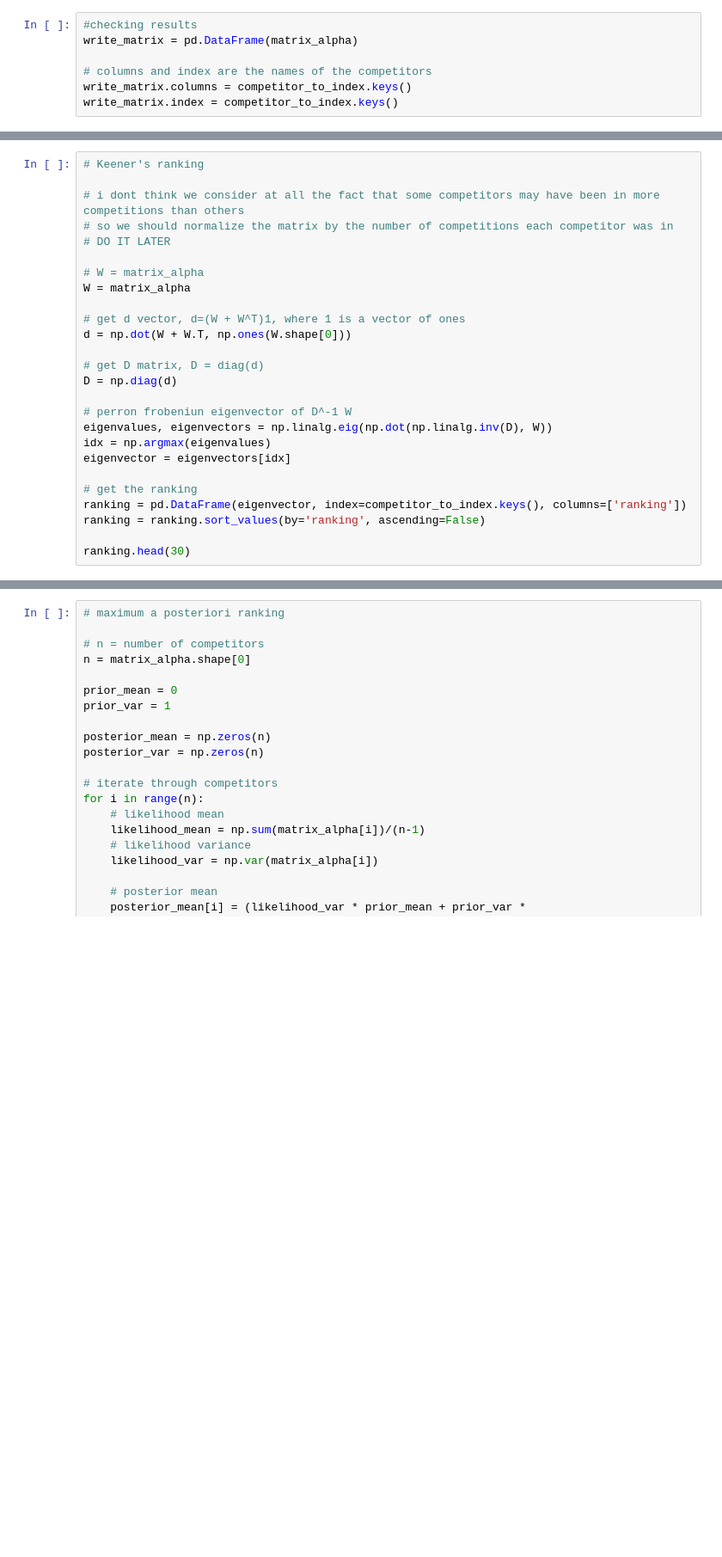
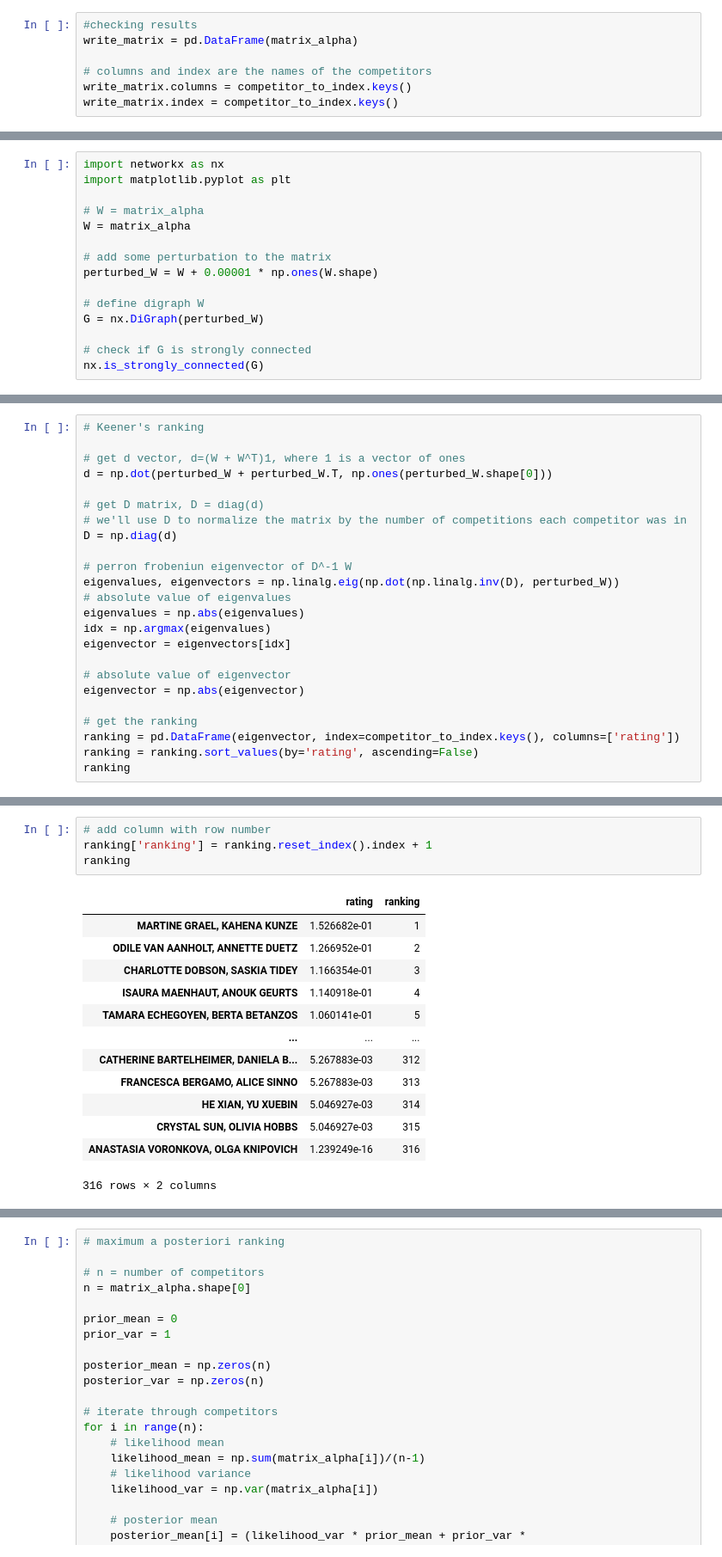
Before and after one commit to cristianolarrea/sailing-rankings, a Jupyter notebook: rankings/keeners.ipynb, the cells around one changed output, grey strips where cells are left out. Shown at 86% size. Saved outputs shown, nothing was run; the diff lists cells and outputs as text; blank space fills up the shorter version.

```diff
--- a/rankings/keeners.ipynb
+++ b/rankings/keeners.ipynb
@@ -113,0 +72,15 @@ write_matrix
+# %%
+import networkx as nx
+import matplotlib.pyplot as plt
+
+# W = matrix_alpha
+W = matrix_alpha
+
+# add some perturbation to the matrix
+perturbed_W = W + 0.00001 * np.ones(W.shape)
+
+# define digraph W
+G = nx.DiGraph(perturbed_W)
+
+# check if G is strongly connected
+nx.is_strongly_connected(G)
@@ -114,27 +89,25 @@ write_matrix
 # %%
 # Keener's ranking
 
-# i dont think we consider at all the fact that some competitors may have been in more competitions than others
-# so we should normalize the matrix by the number of competitions each competitor was in
-# DO IT LATER
-
-# W = matrix_alpha
-W = matrix_alpha
-
 # get d vector, d=(W + W^T)1, where 1 is a vector of ones
-d = np.dot(W + W.T, np.ones(W.shape[0]))
+d = np.dot(perturbed_W + perturbed_W.T, np.ones(perturbed_W.shape[0]))
 
 # get D matrix, D = diag(d)
+# we'll use D to normalize the matrix by the number of competitions each competitor was in
 D = np.diag(d)
 
 # perron frobeniun eigenvector of D^-1 W
-eigenvalues, eigenvectors = np.linalg.eig(np.dot(np.linalg.inv(D), W))
+eigenvalues, eigenvectors = np.linalg.eig(np.dot(np.linalg.inv(D), perturbed_W))
+# absolute value of eigenvalues
+eigenvalues = np.abs(eigenvalues)
 idx = np.argmax(eigenvalues)
 eigenvector = eigenvectors[idx]
 
+# absolute value of eigenvector
+eigenvector = np.abs(eigenvector)
+
 # get the ranking
-ranking = pd.DataFrame(eigenvector, index=competitor_to_index.keys(), columns=['ranking'])
-ranking = ranking.sort_values(by='ranking', ascending=False)
-
-ranking.head(30)
+ranking = pd.DataFrame(eigenvector, index=competitor_to_index.keys(), columns=['rating'])
+ranking = ranking.sort_values(by='rating', ascending=False)
+ranking
 # %% [output]
@@ -141,0 +134,18 @@ LinAlgError: Singular matrix
+# %%
+# add column with row number
+ranking['ranking'] = ranking.reset_index().index + 1
+ranking
+# %% [output]
+|  | rating | ranking |
+| MARTINE GRAEL, KAHENA KUNZE | 1.526682e-01 | 1 |
+| ODILE VAN AANHOLT, ANNETTE DUETZ | 1.266952e-01 | 2 |
+| CHARLOTTE DOBSON, SASKIA TIDEY | 1.166354e-01 | 3 |
+| ISAURA MAENHAUT, ANOUK GEURTS | 1.140918e-01 | 4 |
+| TAMARA ECHEGOYEN, BERTA BETANZOS | 1.060141e-01 | 5 |
+| ... | ... | ... |
+| CATHERINE BARTELHEIMER, DANIELA B... | 5.267883e-03 | 312 |
+| FRANCESCA BERGAMO, ALICE SINNO | 5.267883e-03 | 313 |
+| HE XIAN, YU XUEBIN | 5.046927e-03 | 314 |
+| CRYSTAL SUN, OLIVIA HOBBS | 5.046927e-03 | 315 |
+| ANASTASIA VORONKOVA, OLGA KNIPOVICH | 1.239249e-16 | 316 |
+316 rows × 2 columns
```
Also changed, not shown: parts of 10 cells of this notebook, 1 other file.
